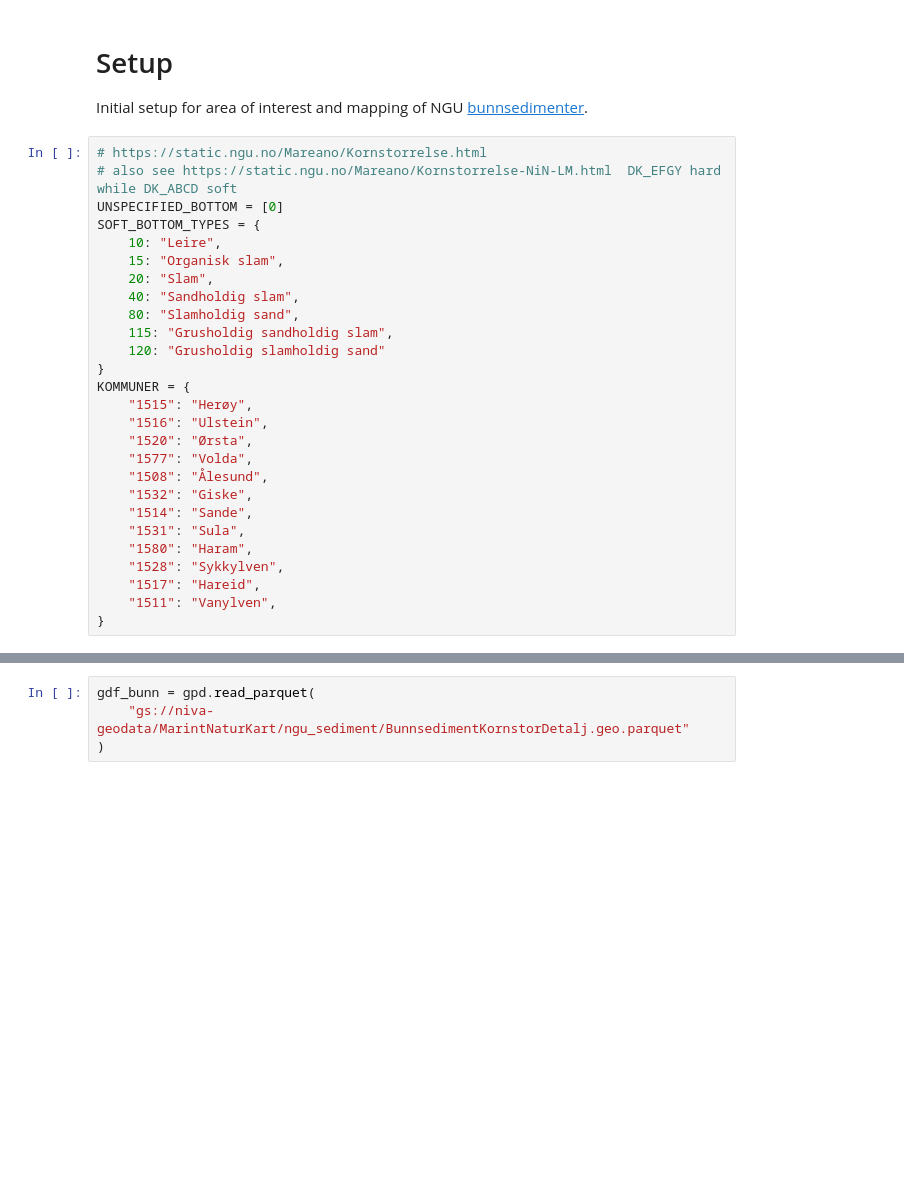
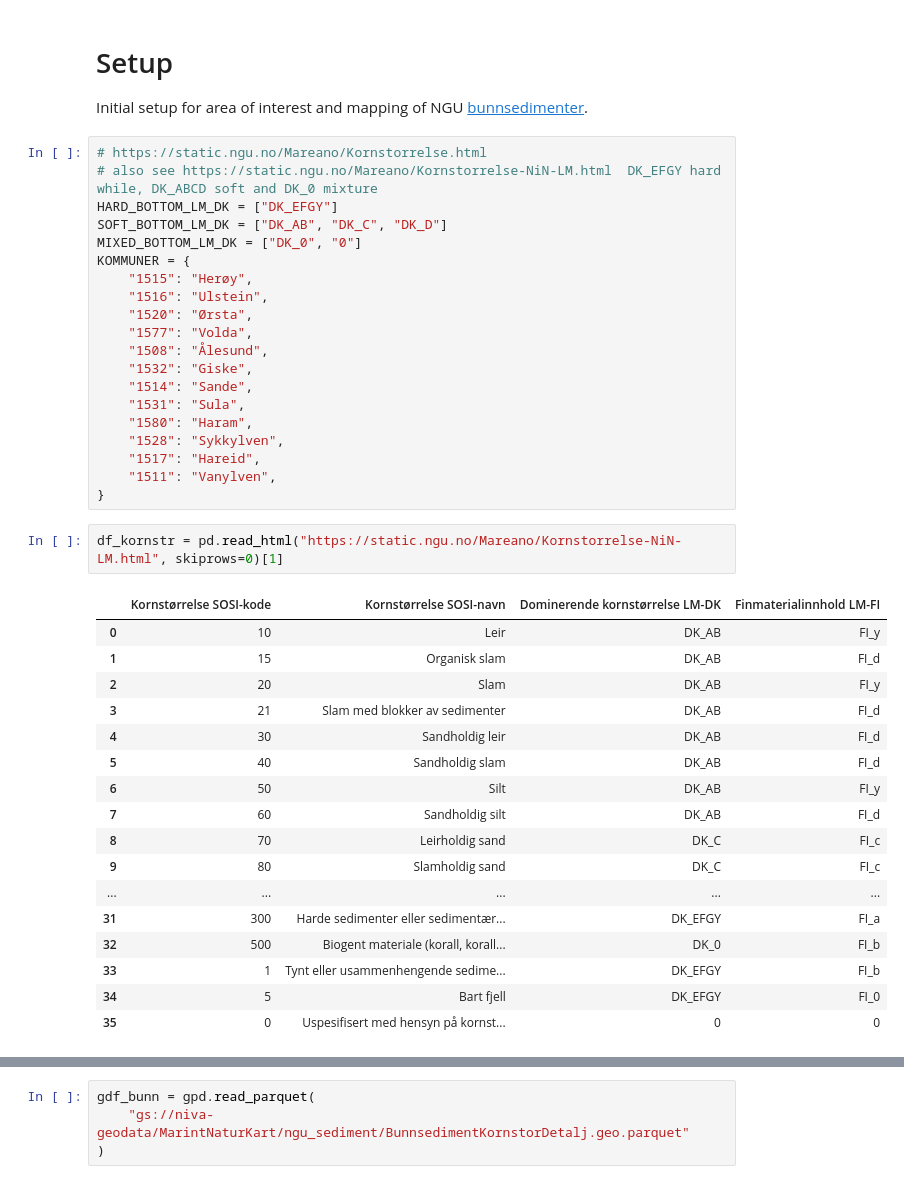
Before and after one commit to NIVANorge/marint-naturkart-niva, a Jupyter notebook: notebooks/01_aoi_sediments_explore.ipynb, the cells around one changed output, grey strips where cells are left out. Drawn from its saved outputs; the diff is of its cells as text; blank space fills up the shorter version.

```diff
--- a/notebooks/01_aoi_sediments_explore.ipynb
+++ b/notebooks/01_aoi_sediments_explore.ipynb
@@ -48,17 +48,10 @@ save_layer_as_geoparquet(marine_vanntyper, None, output_path)
 Initial setup for area of interest and mapping of NGU [bunnsedimenter](https://kartkatalog.geonorge.no/metadata/79f0f17d-9f62-456d-b1a9-2a8c754c51c4).
 # %%
 # https://static.ngu.no/Mareano/Kornstorrelse.html
-# also see https://static.ngu.no/Mareano/Kornstorrelse-NiN-LM.html  DK_EFGY hard while DK_ABCD soft
-UNSPECIFIED_BOTTOM = [0]
-SOFT_BOTTOM_TYPES = {
-    10: "Leire",
-    15: "Organisk slam",
-    20: "Slam",
-    40: "Sandholdig slam",
-    80: "Slamholdig sand",
-    115: "Grusholdig sandholdig slam",
-    120: "Grusholdig slamholdig sand"
-}
+# also see https://static.ngu.no/Mareano/Kornstorrelse-NiN-LM.html  DK_EFGY hard while, DK_ABCD soft and DK_0 mixture
+HARD_BOTTOM_LM_DK = ["DK_EFGY"]
+SOFT_BOTTOM_LM_DK = ["DK_AB", "DK_C", "DK_D"]
+MIXED_BOTTOM_LM_DK = ["DK_0", "0"]
 KOMMUNER = {
     "1515": "Herøy",
     "1516": "Ulstein",
@@ -73,3 +66,23 @@ KOMMUNER = {
     "1517": "Hareid",
     "1511": "Vanylven",
 }
+# %%
+df_kornstr = pd.read_html("https://static.ngu.no/Mareano/Kornstorrelse-NiN-LM.html", skiprows=0)[1]
+# %% [output]
+|  | Kornstørrelse SOSI-kode | Kornstørrelse SOSI-navn | Dominerende kornstørrelse LM-DK | Finmaterialinnhold LM-FI |
+| 0 | 10 | Leir | DK_AB | FI_y |
+| 1 | 15 | Organisk slam | DK_AB | FI_d |
+| 2 | 20 | Slam | DK_AB | FI_y |
+| 3 | 21 | Slam med blokker av sedimenter | DK_AB | FI_d |
+| 4 | 30 | Sandholdig leir | DK_AB | FI_d |
+| 5 | 40 | Sandholdig slam | DK_AB | FI_d |
+| 6 | 50 | Silt | DK_AB | FI_y |
+| 7 | 60 | Sandholdig silt | DK_AB | FI_d |
+| 8 | 70 | Leirholdig sand | DK_C | FI_c |
+| 9 | 80 | Slamholdig sand | DK_C | FI_c |
+| ... | ... | ... | ... | ... |
+| 31 | 300 | Harde sedimenter eller sedimentær... | DK_EFGY | FI_a |
+| 32 | 500 | Biogent materiale (korall, korall... | DK_0 | FI_b |
+| 33 | 1 | Tynt eller usammenhengende sedime... | DK_EFGY | FI_b |
+| 34 | 5 | Bart fjell | DK_EFGY | FI_0 |
+| 35 | 0 | Uspesifisert med hensyn på kornst... | 0 | 0 |
```
Also changed, not shown: parts of 5 cells of this notebook, 2 other files.
